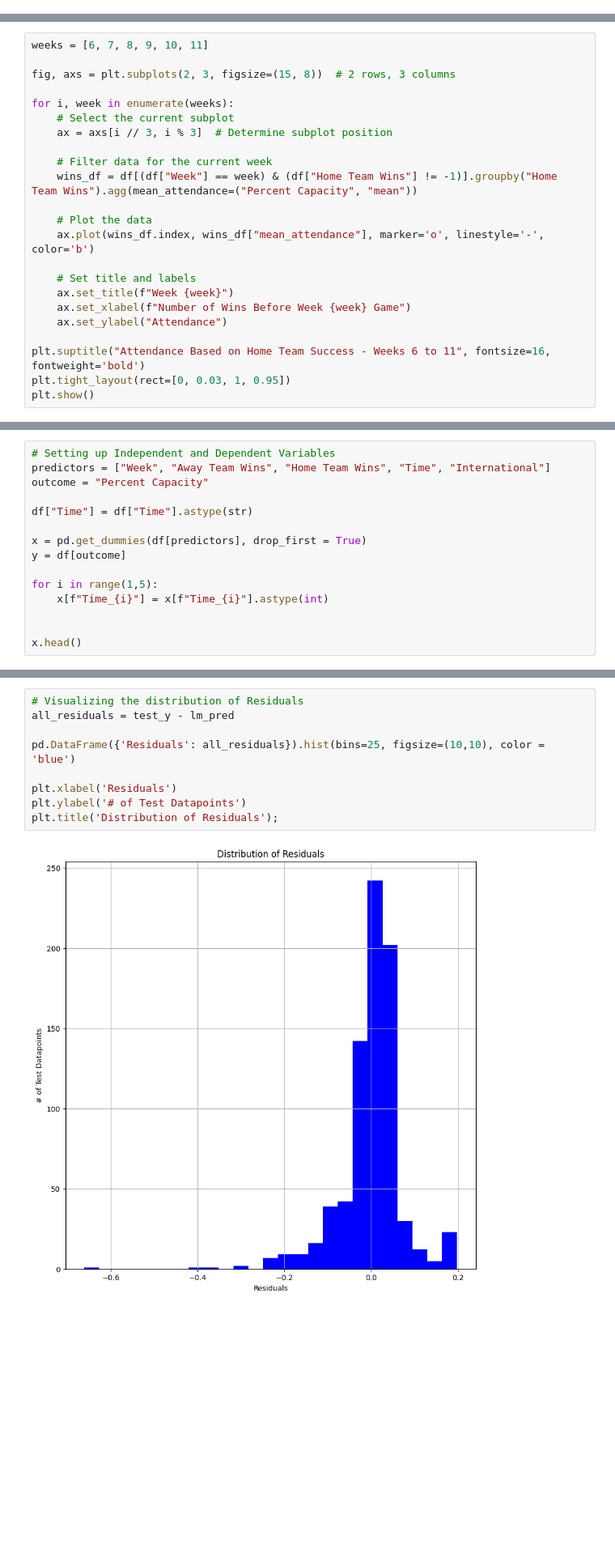
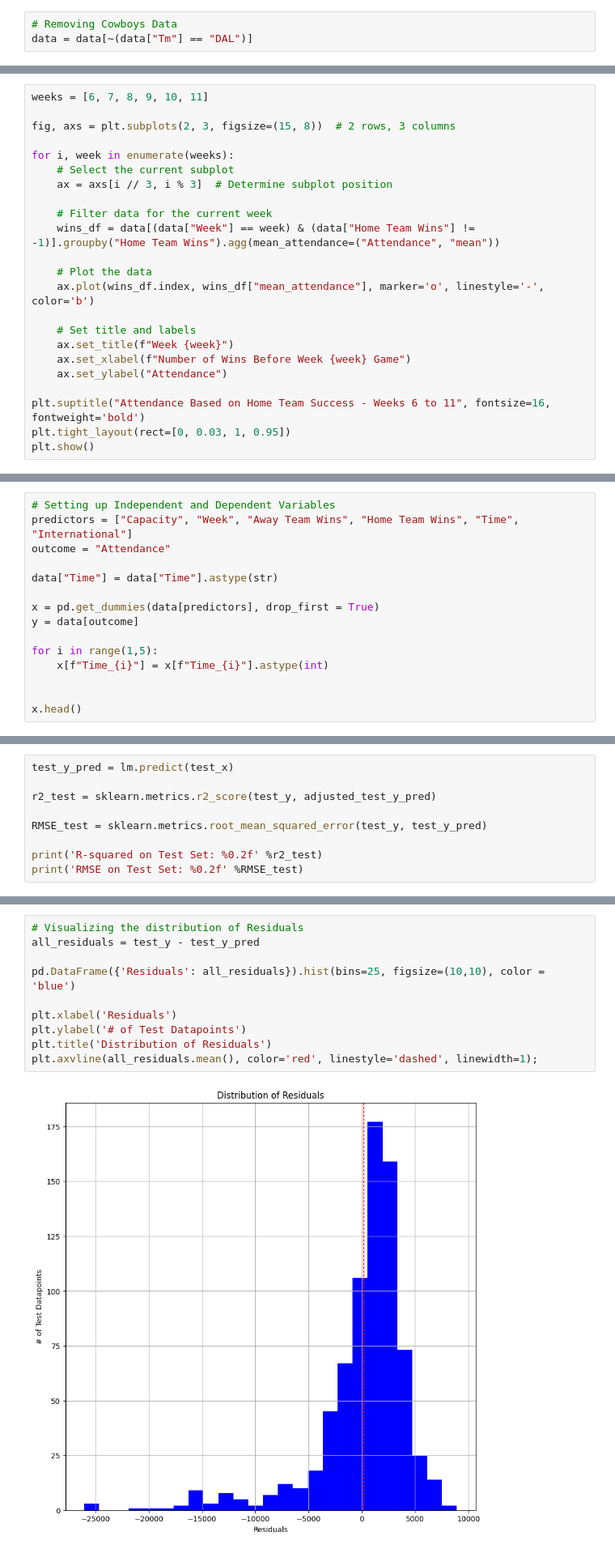
Before and after one commit to peterwoo908/NFL-Game-Attendance-Predictive-Analysis, a Jupyter notebook: EDA + Machine Learning.ipynb, the cells around one changed output, grey strips where cells are left out. Shown at 81% size. Drawn from its saved outputs; the diff is of its cells as text; blank space fills up the shorter version.

```diff
--- a/EDA + Machine Learning.ipynb
+++ b/EDA + Machine Learning.ipynb
@@ -128,0 +98,3 @@ poor_attendance[poor_attendance["count"] > 1].sort_values(by = "count", ascendin
+# %%
+# Removing Cowboys Data
+data = data[~(data["Tm"] == "DAL")]
@@ -150,7 +138,7 @@ for i, week in enumerate(weeks):
     ax = axs[i // 3, i % 3]  # Determine subplot position
 
     # Filter data for the current week
-    wins_df = df[(df["Week"] == week) & (df["Home Team Wins"] != -1)].groupby("Home Team Wins").agg(mean_attendance=("Percent Capacity", "mean"))
+    wins_df = data[(data["Week"] == week) & (data["Home Team Wins"] != -1)].groupby("Home Team Wins").agg(mean_attendance=("Attendance", "mean"))
 
     # Plot the data
     ax.plot(wins_df.index, wins_df["mean_attendance"], marker='o', linestyle='-', color='b')
@@ -169,13 +199,13 @@ plt.show()
 # Machine Learning
 # %%
 # Setting up Independent and Dependent Variables
-predictors = ["Week", "Away Team Wins", "Home Team Wins", "Time", "International"]
-outcome = "Percent Capacity"
+predictors = ["Capacity", "Week", "Away Team Wins", "Home Team Wins", "Time", "International"]
+outcome = "Attendance"
 
-df["Time"] = df["Time"].astype(str)
+data["Time"] = data["Time"].astype(str)
 
-x = pd.get_dummies(df[predictors], drop_first = True)
-y = df[outcome]
+x = pd.get_dummies(data[predictors], drop_first = True)
+y = data[outcome]
 
 for i in range(1,5):
     x[f"Time_{i}"] = x[f"Time_{i}"].astype(int)
@@ -255,0 +362,9 @@ RMSE on Test Set: 0.07
+# %%
+test_y_pred = lm.predict(test_x)
+
+r2_test = sklearn.metrics.r2_score(test_y, adjusted_test_y_pred)
+
+RMSE_test = sklearn.metrics.root_mean_squared_error(test_y, test_y_pred)
+
+print('R-squared on Test Set: %0.2f' %r2_test)
+print('RMSE on Test Set: %0.2f' %RMSE_test)
@@ -256,11 +374,12 @@ RMSE on Test Set: 0.07
 # %%
 # Visualizing the distribution of Residuals
-all_residuals = test_y - lm_pred
+all_residuals = test_y - test_y_pred
 
 pd.DataFrame({'Residuals': all_residuals}).hist(bins=25, figsize=(10,10), color = 'blue')
 
 plt.xlabel('Residuals')
 plt.ylabel('# of Test Datapoints')
-plt.title('Distribution of Residuals');
+plt.title('Distribution of Residuals')
+plt.axvline(all_residuals.mean(), color='red', linestyle='dashed', linewidth=1);
 # %% [output]
-[figure, old version]
+[figure, new version]
```
Also changed, not shown: parts of 90 cells of this notebook, 3 other files.
